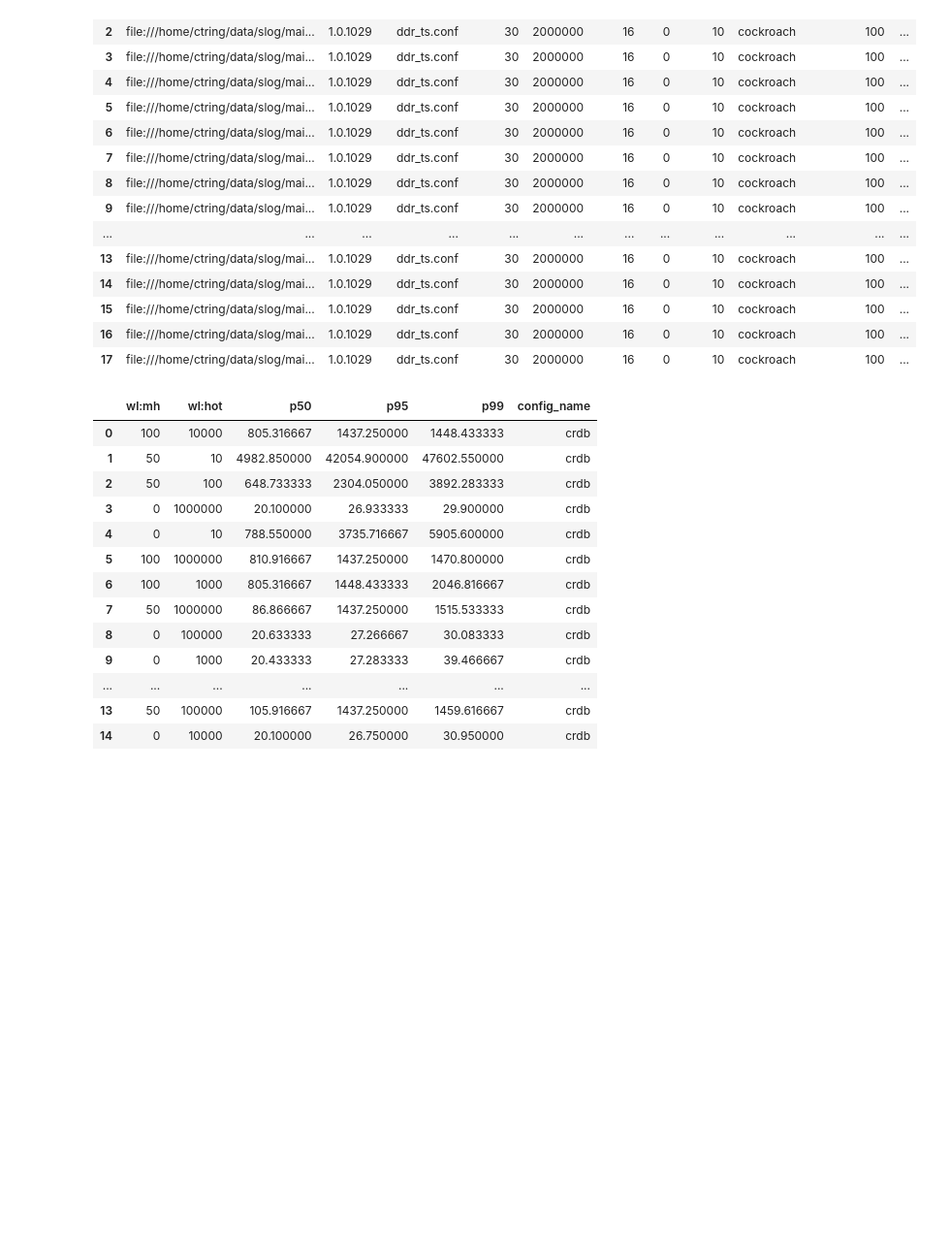
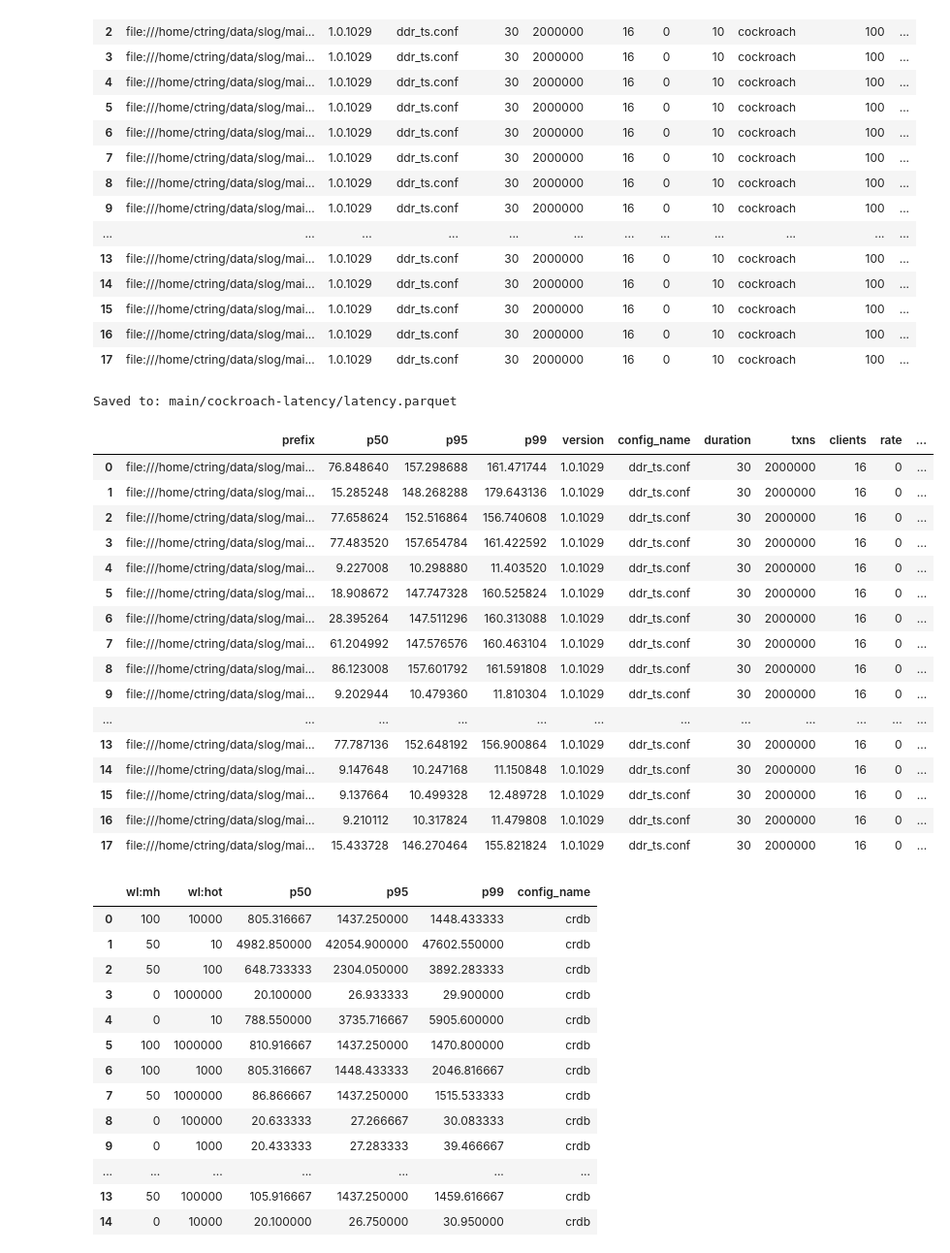
Before and after one commit to umd-dslam/DetockAnalysis, a Jupyter notebook: Cockroach.ipynb, the cells around one changed output. Shown: that part at 97% size. Drawn from its saved outputs; the diff is of its cells as text; code cells hidden in the pictures; blank space fills up the shorter version.

```diff
--- a/Cockroach.ipynb
+++ b/Cockroach.ipynb
@@ -406,12 +406,31 @@ percentile_cols = [
 
 slog_latency_sdf = latency_sdf.groupBy("prefix").agg(*percentile_cols).cache()
 # %%
-IGNORE_CACHE = False
+IGNORE_CACHE = True
 
 slog_latency_df = from_cache_or_compute(
     f'{LAT_PREFIX}/latency.parquet',
     lambda: slog_latency_sdf.toPandas().merge(lat_index_df, on="prefix"),
     ignore_cache=IGNORE_CACHE,
 )
 slog_latency_df
+# %% [output]
+Saved to: main/cockroach-latency/latency.parquet
+|  | prefix | p50 | p95 | p99 | version | config_name | duration | txns | clients | rate | ... |
+| 0 | file:///home/ctring/data/slog/mai... | 76.848640 | 157.298688 | 161.471744 | 1.0.1029 | ddr_ts.conf | 30 | 2000000 | 16 | 0 | ... |
+| 1 | file:///home/ctring/data/slog/mai... | 15.285248 | 148.268288 | 179.643136 | 1.0.1029 | ddr_ts.conf | 30 | 2000000 | 16 | 0 | ... |
+| 2 | file:///home/ctring/data/slog/mai... | 77.658624 | 152.516864 | 156.740608 | 1.0.1029 | ddr_ts.conf | 30 | 2000000 | 16 | 0 | ... |
+| 3 | file:///home/ctring/data/slog/mai... | 77.483520 | 157.654784 | 161.422592 | 1.0.1029 | ddr_ts.conf | 30 | 2000000 | 16 | 0 | ... |
+| 4 | file:///home/ctring/data/slog/mai... | 9.227008 | 10.298880 | 11.403520 | 1.0.1029 | ddr_ts.conf | 30 | 2000000 | 16 | 0 | ... |
+| 5 | file:///home/ctring/data/slog/mai... | 18.908672 | 147.747328 | 160.525824 | 1.0.1029 | ddr_ts.conf | 30 | 2000000 | 16 | 0 | ... |
+| 6 | file:///home/ctring/data/slog/mai... | 28.395264 | 147.511296 | 160.313088 | 1.0.1029 | ddr_ts.conf | 30 | 2000000 | 16 | 0 | ... |
+| 7 | file:///home/ctring/data/slog/mai... | 61.204992 | 147.576576 | 160.463104 | 1.0.1029 | ddr_ts.conf | 30 | 2000000 | 16 | 0 | ... |
+| 8 | file:///home/ctring/data/slog/mai... | 86.123008 | 157.601792 | 161.591808 | 1.0.1029 | ddr_ts.conf | 30 | 2000000 | 16 | 0 | ... |
+| 9 | file:///home/ctring/data/slog/mai... | 9.202944 | 10.479360 | 11.810304 | 1.0.1029 | ddr_ts.conf | 30 | 2000000 | 16 | 0 | ... |
+| ... | ... | ... | ... | ... | ... | ... | ... | ... | ... | ... | ... |
+| 13 | file:///home/ctring/data/slog/mai... | 77.787136 | 152.648192 | 156.900864 | 1.0.1029 | ddr_ts.conf | 30 | 2000000 | 16 | 0 | ... |
+| 14 | file:///home/ctring/data/slog/mai... | 9.147648 | 10.247168 | 11.150848 | 1.0.1029 | ddr_ts.conf | 30 | 2000000 | 16 | 0 | ... |
+| 15 | file:///home/ctring/data/slog/mai... | 9.137664 | 10.499328 | 12.489728 | 1.0.1029 | ddr_ts.conf | 30 | 2000000 | 16 | 0 | ... |
+| 16 | file:///home/ctring/data/slog/mai... | 9.210112 | 10.317824 | 11.479808 | 1.0.1029 | ddr_ts.conf | 30 | 2000000 | 16 | 0 | ... |
+| 17 | file:///home/ctring/data/slog/mai... | 15.433728 | 146.270464 | 155.821824 | 1.0.1029 | ddr_ts.conf | 30 | 2000000 | 16 | 0 | ... |
 # %%
```
Also changed, not shown: parts of 3 cells of this notebook, 2 other files.
